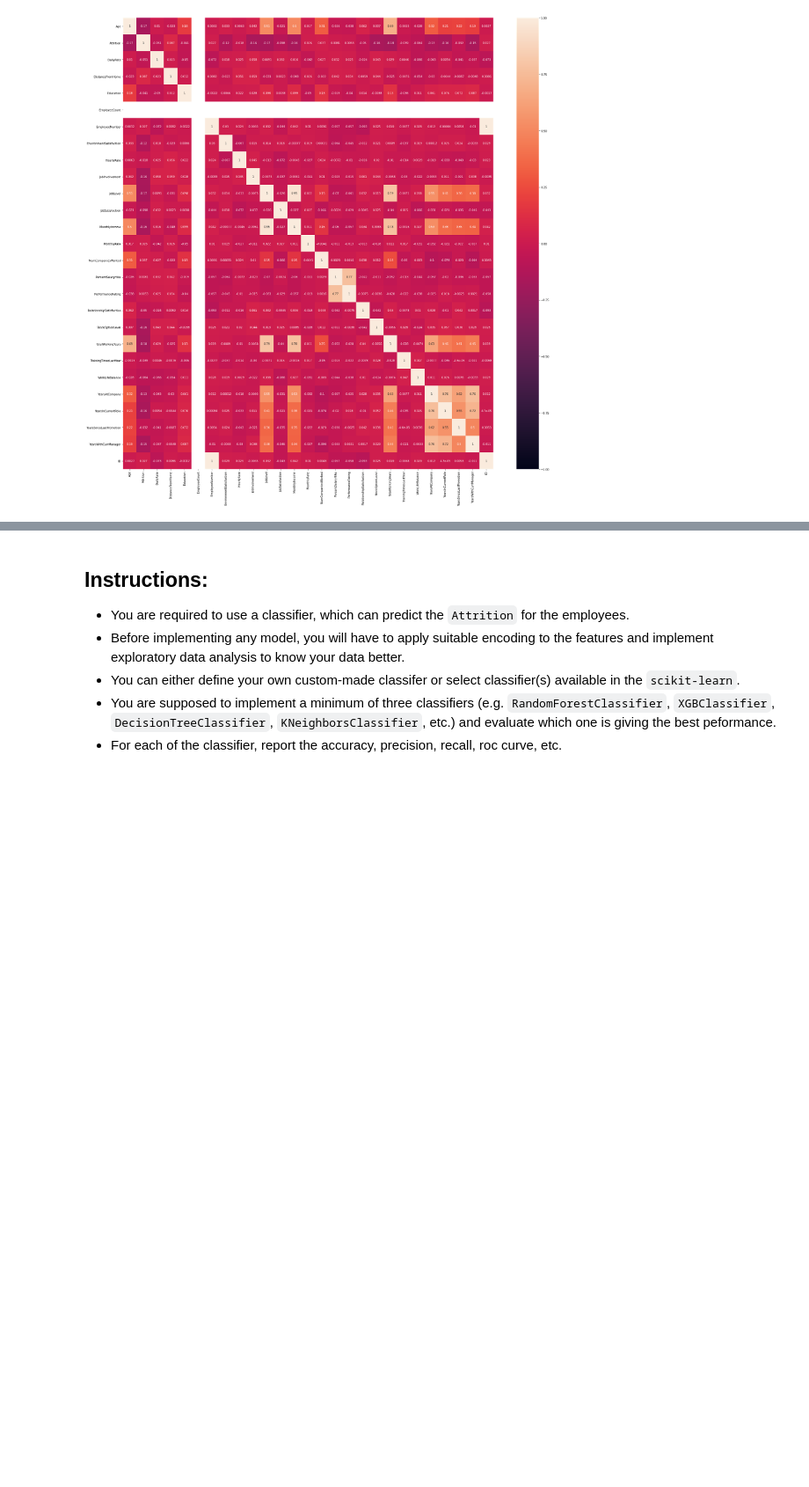
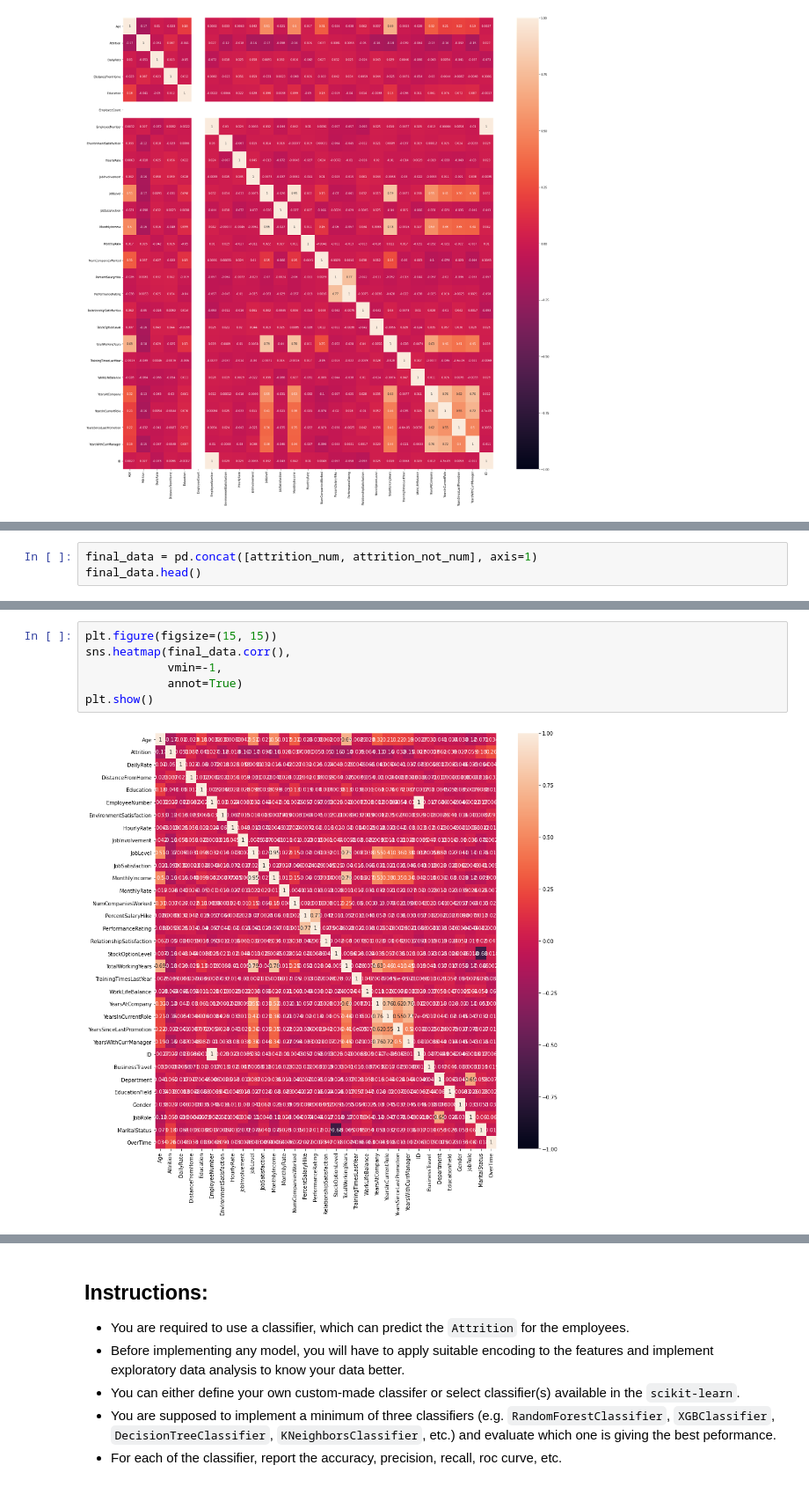
Before and after one commit to Mrutyunjay01/SHALA2020, a Jupyter notebook: ML_L1_Assignment_ipynb_txt.ipynb, the cells around one changed output, grey strips where cells are left out. Shown at 88% size. Drawn from its saved outputs; the diff is of its cells as text; blank space fills up the shorter version.

```diff
--- a/ML_L1_Assignment_ipynb_txt.ipynb
+++ b/ML_L1_Assignment_ipynb_txt.ipynb
@@ -94,0 +211,3 @@ ValueError: ignored
+# %%
+final_data = pd.concat([attrition_num, attrition_not_num], axis=1)
+final_data.head()
@@ -94,0 +221,8 @@ ValueError: ignored
+# %%
+plt.figure(figsize=(15, 15))
+sns.heatmap(final_data.corr(),
+            vmin=-1,
+            annot=True)
+plt.show()
+# %% [output]
+[figure, added]
```
Also changed, not shown: parts of 26 cells of this notebook.
